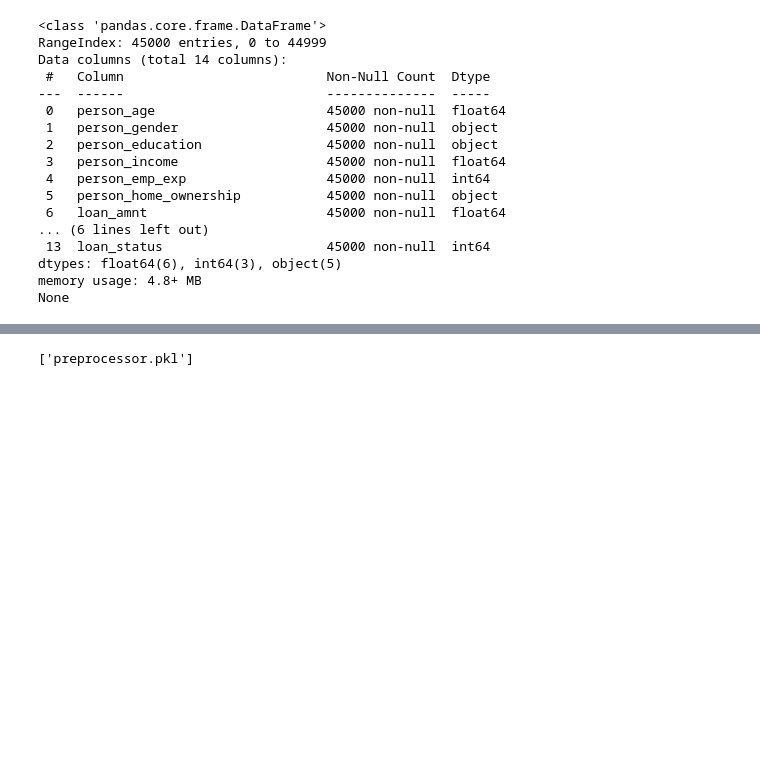
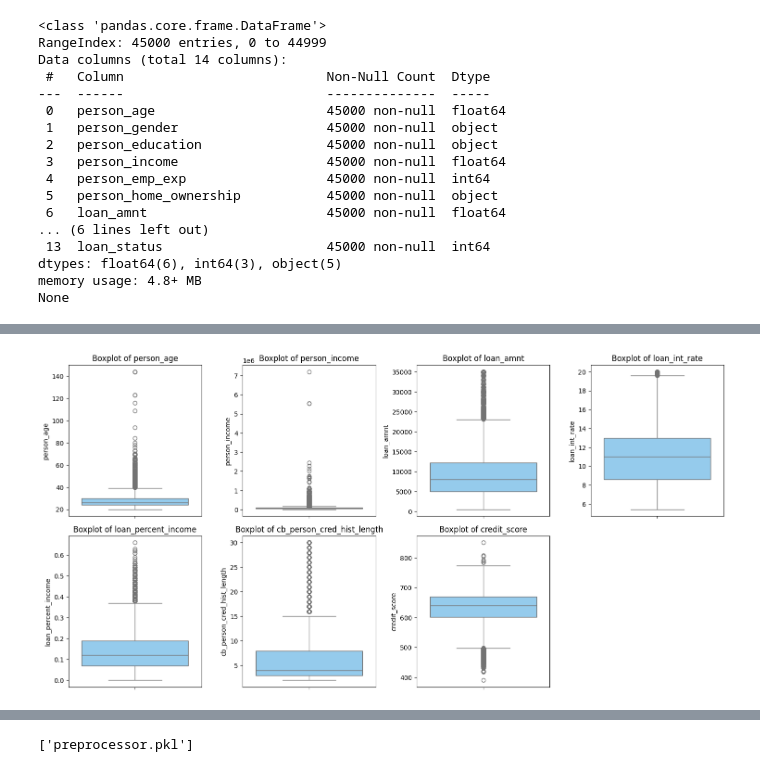
Before and after one commit to Anisah043/loan_approval, a Jupyter notebook: Loan_Approval.ipynb, the cells around one changed output, grey strips where cells are left out. Cells and saved outputs as stored; diff of their text form; code cells hidden in the pictures; blank space fills up the shorter version.

```diff
--- a/Loan_Approval.ipynb
+++ b/Loan_Approval.ipynb
@@ -70,0 +177,11 @@ for col in categorical_columns:
+# %%
+plt.figure(figsize=(15, 15))
+for i, col in zip(range(1, len(numerical_columns)+1), numerical_columns):
+    plt.subplot(4, 4, i)
+    sns.boxplot(y=df[col], color='lightskyblue')
+    plt.title(f'Boxplot of {col}')
+
+plt.tight_layout()
+plt.show()
+# %% [output]
+[figure, added]
```
Also changed, not shown: parts of 25 cells of this notebook, 2 other files.
